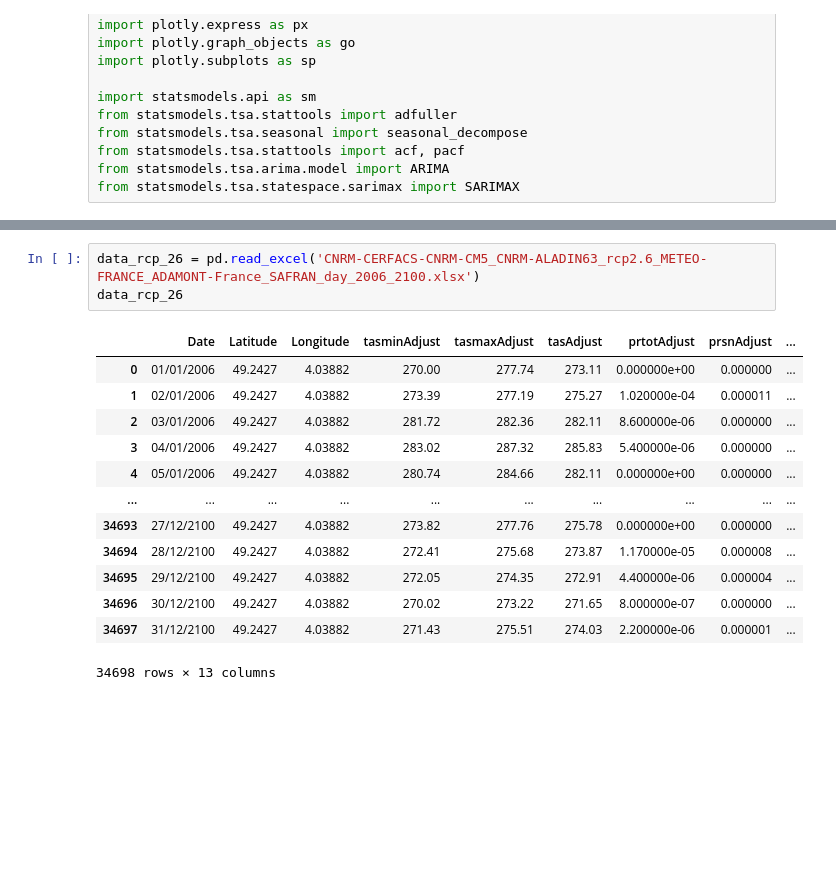
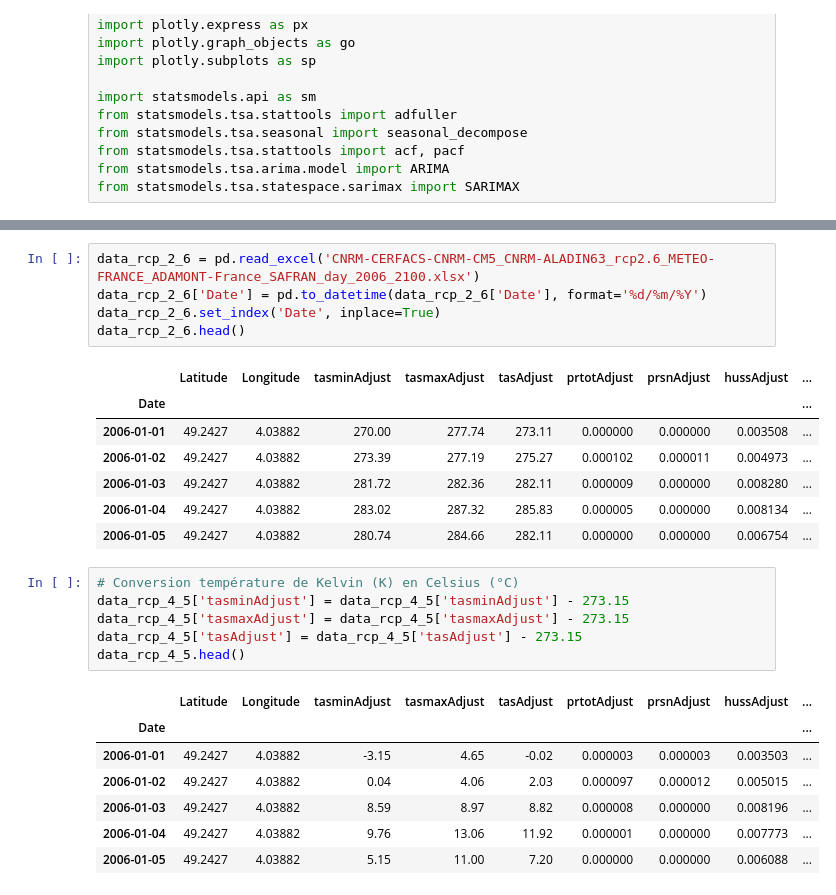
Before and after one commit to kubit07/data_analyse_DRIAS, a Jupyter notebook: data_analyse_DRIAS.ipynb, the cells around one changed output, grey strips where cells are left out. Drawn from its saved outputs; the diff is of its cells as text; blank space fills up the shorter version.

```diff
--- a/data_analyse_DRIAS.ipynb
+++ b/data_analyse_DRIAS.ipynb
@@ -60,17 +56,27 @@ data_rcp_4_5
 # %%
-data_rcp_26 = pd.read_excel('CNRM-CERFACS-CNRM-CM5_CNRM-ALADIN63_rcp2.6_METEO-FRANCE_ADAMONT-France_SAFRAN_day_2006_2100.xlsx')
-data_rcp_26
+data_rcp_2_6 = pd.read_excel('CNRM-CERFACS-CNRM-CM5_CNRM-ALADIN63_rcp2.6_METEO-FRANCE_ADAMONT-France_SAFRAN_day_2006_2100.xlsx')
+data_rcp_2_6['Date'] = pd.to_datetime(data_rcp_2_6['Date'], format='%d/%m/%Y')
+data_rcp_2_6.set_index('Date', inplace=True)
+data_rcp_2_6.head()
 # %% [output]
-|  | Date | Latitude | Longitude | tasminAdjust | tasmaxAdjust | tasAdjust | prtotAdjust | prsnAdjust | ... |
-| 0 | 01/01/2006 | 49.2427 | 4.03882 | 270.00 | 277.74 | 273.11 | 0.000000e+00 | 0.000000 | ... |
-| 1 | 02/01/2006 | 49.2427 | 4.03882 | 273.39 | 277.19 | 275.27 | 1.020000e-04 | 0.000011 | ... |
-| 2 | 03/01/2006 | 49.2427 | 4.03882 | 281.72 | 282.36 | 282.11 | 8.600000e-06 | 0.000000 | ... |
-| 3 | 04/01/2006 | 49.2427 | 4.03882 | 283.02 | 287.32 | 285.83 | 5.400000e-06 | 0.000000 | ... |
-| 4 | 05/01/2006 | 49.2427 | 4.03882 | 280.74 | 284.66 | 282.11 | 0.000000e+00 | 0.000000 | ... |
-| ... | ... | ... | ... | ... | ... | ... | ... | ... | ... |
-| 34693 | 27/12/2100 | 49.2427 | 4.03882 | 273.82 | 277.76 | 275.78 | 0.000000e+00 | 0.000000 | ... |
-| 34694 | 28/12/2100 | 49.2427 | 4.03882 | 272.41 | 275.68 | 273.87 | 1.170000e-05 | 0.000008 | ... |
-| 34695 | 29/12/2100 | 49.2427 | 4.03882 | 272.05 | 274.35 | 272.91 | 4.400000e-06 | 0.000004 | ... |
-| 34696 | 30/12/2100 | 49.2427 | 4.03882 | 270.02 | 273.22 | 271.65 | 8.000000e-07 | 0.000000 | ... |
-| 34697 | 31/12/2100 | 49.2427 | 4.03882 | 271.43 | 275.51 | 274.03 | 2.200000e-06 | 0.000001 | ... |
+|  | Latitude | Longitude | tasminAdjust | tasmaxAdjust | tasAdjust | prtotAdjust | prsnAdjust | hussAdjust | ... |
+| Date |  |  |  |  |  |  |  |  | ... |
+| 2006-01-01 | 49.2427 | 4.03882 | 270.00 | 277.74 | 273.11 | 0.000000 | 0.000000 | 0.003508 | ... |
+| 2006-01-02 | 49.2427 | 4.03882 | 273.39 | 277.19 | 275.27 | 0.000102 | 0.000011 | 0.004973 | ... |
+| 2006-01-03 | 49.2427 | 4.03882 | 281.72 | 282.36 | 282.11 | 0.000009 | 0.000000 | 0.008280 | ... |
+| 2006-01-04 | 49.2427 | 4.03882 | 283.02 | 287.32 | 285.83 | 0.000005 | 0.000000 | 0.008134 | ... |
+| 2006-01-05 | 49.2427 | 4.03882 | 280.74 | 284.66 | 282.11 | 0.000000 | 0.000000 | 0.006754 | ... |
-34698 rows × 13 columns
+# %%
+# Conversion température de Kelvin (K) en Celsius (°C)
+data_rcp_4_5['tasminAdjust'] = data_rcp_4_5['tasminAdjust'] - 273.15
+data_rcp_4_5['tasmaxAdjust'] = data_rcp_4_5['tasmaxAdjust'] - 273.15
+data_rcp_4_5['tasAdjust'] = data_rcp_4_5['tasAdjust'] - 273.15
+data_rcp_4_5.head()
+# %% [output]
+|  | Latitude | Longitude | tasminAdjust | tasmaxAdjust | tasAdjust | prtotAdjust | prsnAdjust | hussAdjust | ... |
+| Date |  |  |  |  |  |  |  |  | ... |
+| 2006-01-01 | 49.2427 | 4.03882 | -3.15 | 4.65 | -0.02 | 0.000003 | 0.000003 | 0.003503 | ... |
+| 2006-01-02 | 49.2427 | 4.03882 | 0.04 | 4.06 | 2.03 | 0.000097 | 0.000012 | 0.005015 | ... |
+| 2006-01-03 | 49.2427 | 4.03882 | 8.59 | 8.97 | 8.82 | 0.000008 | 0.000000 | 0.008196 | ... |
+| 2006-01-04 | 49.2427 | 4.03882 | 9.76 | 13.06 | 11.92 | 0.000001 | 0.000000 | 0.007773 | ... |
+| 2006-01-05 | 49.2427 | 4.03882 | 5.15 | 11.00 | 7.20 | 0.000000 | 0.000000 | 0.006088 | ... |
```
Also changed, not shown: parts of 8 cells of this notebook, 17 other files.
